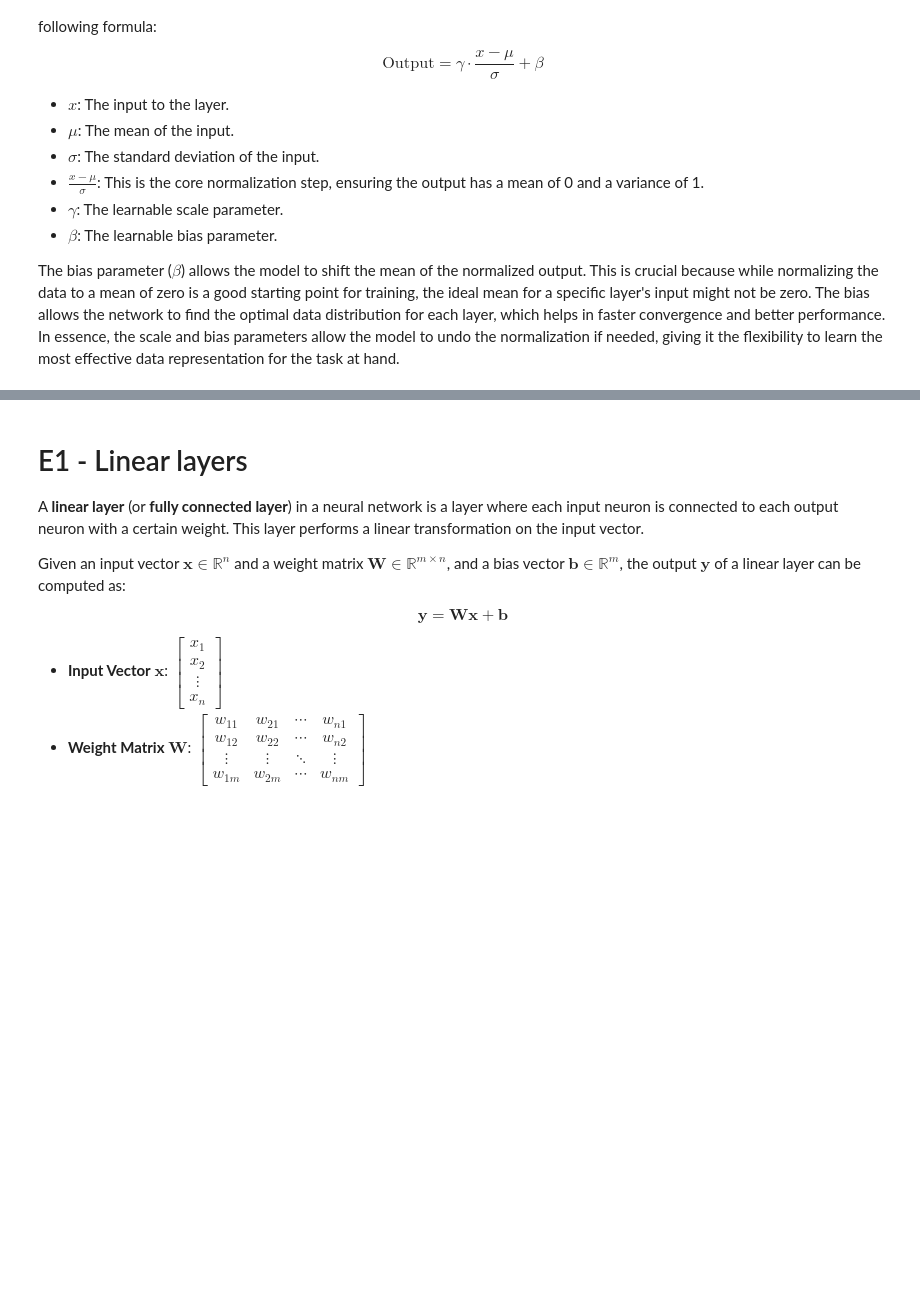
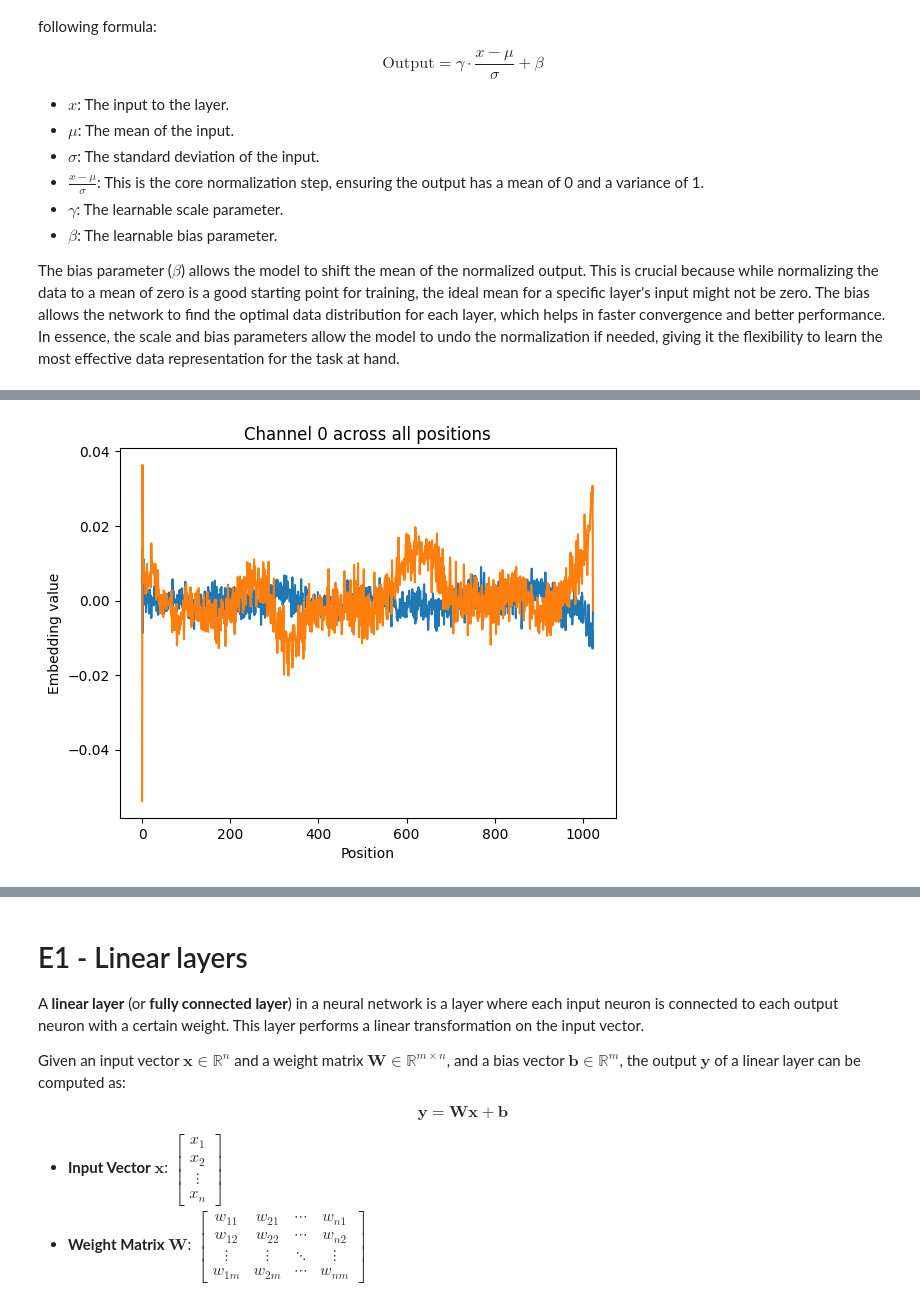
Before and after one commit to soerenml/gpt2, a Jupyter notebook: core_ideas.ipynb, the cells around one changed output, grey strips where cells are left out. Cells and saved outputs as stored; diff of their text form; code cells hidden in the pictures; blank space fills up the shorter version.

```diff
--- a/core_ideas.ipynb
+++ b/core_ideas.ipynb
@@ -96,3 +112,13 @@ The bias parameter ($\beta$) allows the model to shift the mean of the normalize
+# %%
+import matplotlib.pyplot as plt
+plt.plot(sd_hf['transformer.wpe.weight'][:, 11].cpu().numpy())
+plt.plot(sd_hf['transformer.wpe.weight'][:, 200].cpu().numpy())
+plt.title("Channel 0 across all positions")
+plt.xlabel("Position")
+plt.ylabel("Embedding value")
+plt.show()
+# %% [output]
+[figure, added]
 # %% [markdown]
 <img src="images/trans_arch.jpg" alt="Alt text" width="500"/>
 # %% [markdown]
```
Also changed, not shown: parts of 1 cell of this notebook.
